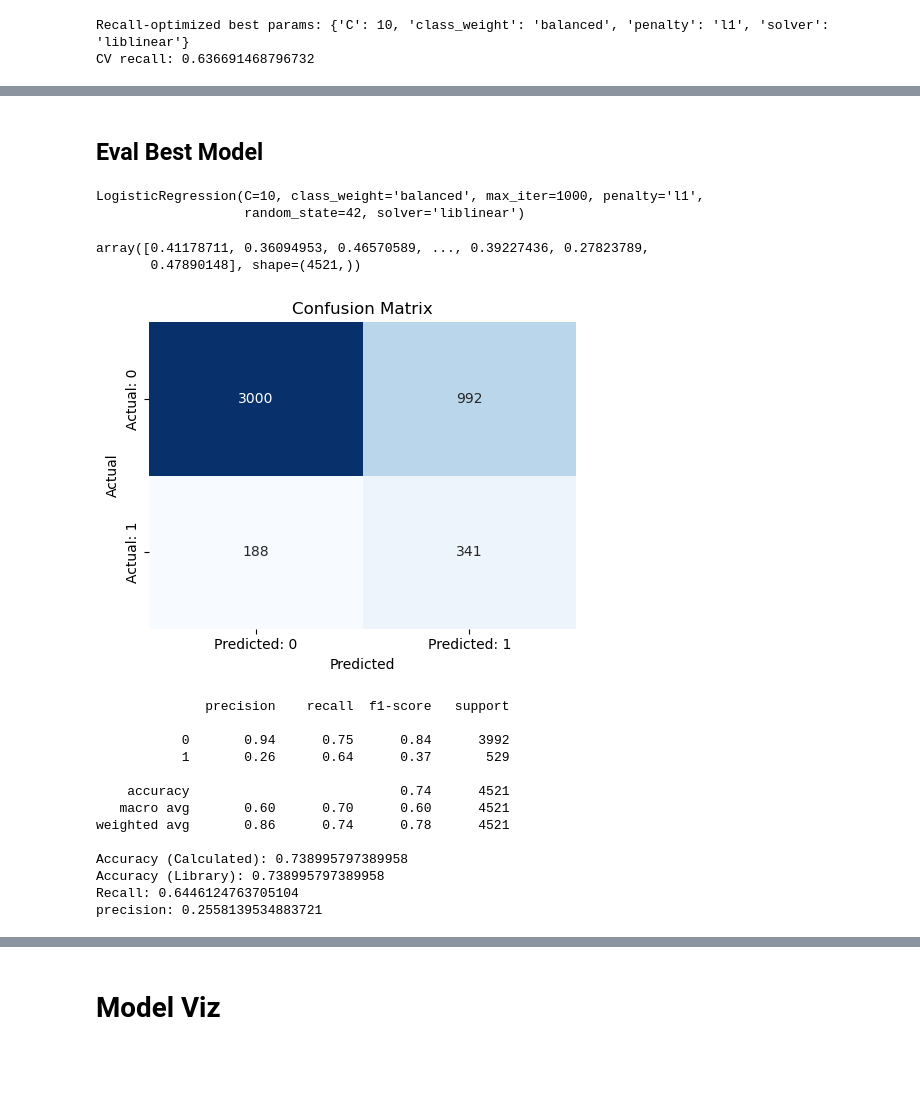
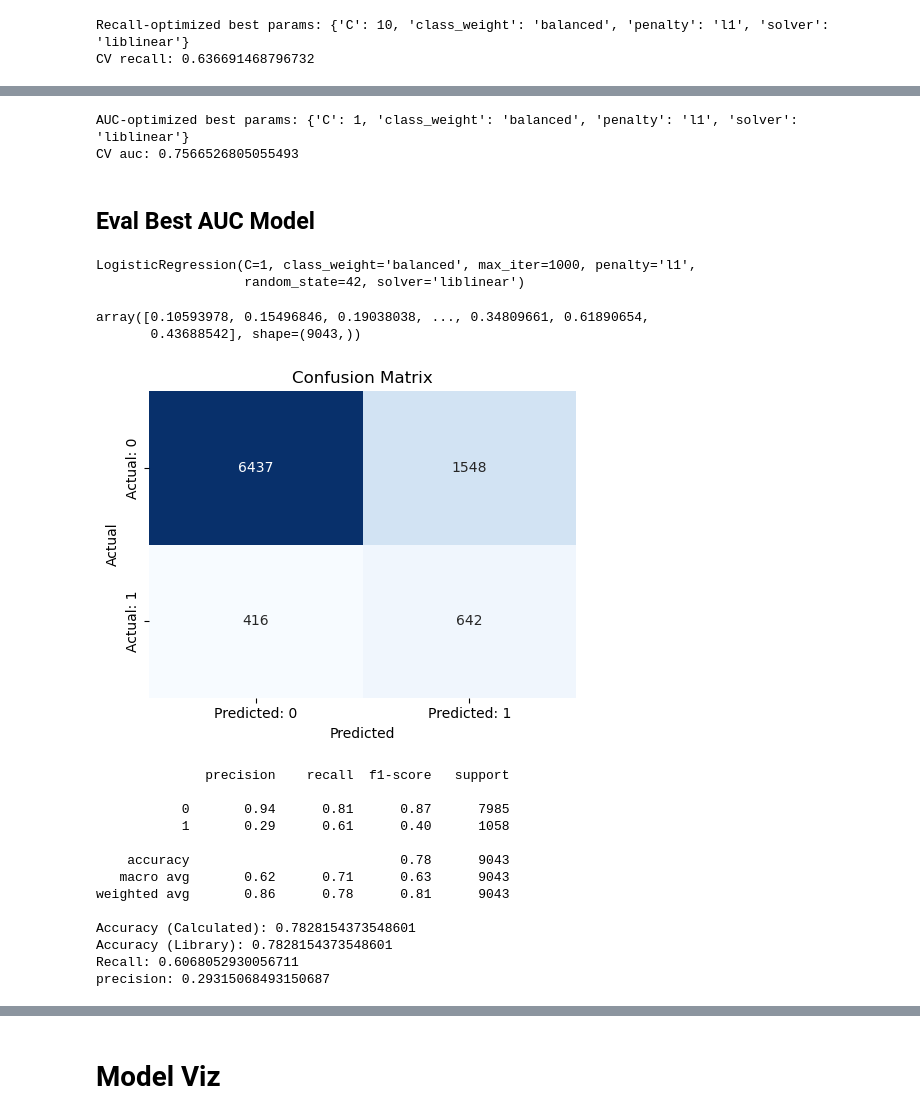
Before and after one commit to jmanwillz/ACML-Project, a Jupyter notebook: logreg/logreg.ipynb, the cells around one changed output, grey strips where cells are left out. Saved outputs shown, nothing was run; the diff lists cells and outputs as text; code cells hidden in the pictures; blank space fills up the shorter version.

```diff
--- a/logreg/logreg.ipynb
+++ b/logreg/logreg.ipynb
@@ -358,13 +124,0 @@ Negative Percentage: 88.3%
-# %%
-# 2. From the remaining 80%, split 12.5% (0.125) → 10% of overall for validation
-X_train, X_val, y_train, y_val = train_test_split(
-    X_train_val, y_train_val,
-    test_size=0.125,   # 0.125 * 0.80 = 0.10 overall
-    stratify=y_train_val,
-    random_state=42
-)
-
-# 3. Verify the splits
-print(f"Train set:      {X_train.shape}, {y_train.shape}")
-print(f"Validation set: {X_val.shape},   {y_val.shape}")
-print(f"Test set:       {X_test.shape},  {y_test.shape}")
@@ -574,32 +324,46 @@ CV F1: 0.6495893060354012
+# %%
+# 3. Grid search optimizing for f1 score
+grid_auc = GridSearchCV(
+    LogisticRegression(max_iter=1000, random_state=42),
+    param_grid,
+    scoring='roc_auc',
+    cv=5
+)
+grid_auc.fit(X_train, y_train)
+print("AUC-optimized best params:", grid_auc.best_params_)
+print("CV auc:", grid_auc.best_score_)
+# %% [output]
+AUC-optimized best params: {'C': 1, 'class_weight': 'balanced', 'penalty': 'l1', 'solver': 'liblinear'}
+CV auc: 0.7566526805055493
 # %% [markdown]
-## Eval Best Model
+## Eval Best AUC Model
 # %%
-best_model = grid_f1.best_estimator_
+best_model = grid_auc.best_estimator_
 best_model
 # %% [output]
-LogisticRegression(C=10, class_weight='balanced', max_iter=1000, penalty='l1',
+LogisticRegression(C=1, class_weight='balanced', max_iter=1000, penalty='l1',
                    random_state=42, solver='liblinear')
 # %%
-y_pred = best_model.predict(X_val)
-y_prob = best_model.predict_proba(X_val)[:, 1]
+y_pred = best_model.predict(X_test)
+y_prob = best_model.predict_proba(X_test)[:, 1]
 y_prob
 # %% [output]
-array([0.41178711, 0.36094953, 0.46570589, ..., 0.39227436, 0.27823789,
-       0.47890148], shape=(4521,))
+array([0.10593978, 0.15496846, 0.19038038, ..., 0.34809661, 0.61890654,
+       0.43688542], shape=(9043,))
 # %%
-plot_confusion_matrix(y_pred, y_val)
+plot_confusion_matrix(y_pred, y_test)
 # %% [output]
-[figure, old version]
+[figure, new version]
               precision    recall  f1-score   support
 
-           0       0.94      0.75      0.84      3992
-           1       0.26      0.64      0.37       529
+           0       0.94      0.81      0.87      7985
+           1       0.29      0.61      0.40      1058
 
-    accuracy                           0.74      4521
-   macro avg       0.60      0.70      0.60      4521
-weighted avg       0.86      0.74      0.78      4521
+    accuracy                           0.78      9043
+   macro avg       0.62      0.71      0.63      9043
+weighted avg       0.86      0.78      0.81      9043
 
-Accuracy (Calculated): 0.738995797389958
-Accuracy (Library): 0.738995797389958
-Recall: 0.6446124763705104
-precision: 0.2558139534883721
+Accuracy (Calculated): 0.7828154373548601
+Accuracy (Library): 0.7828154373548601
+Recall: 0.6068052930056711
+precision: 0.29315068493150687
```
Also changed, not shown: parts of 47 cells of this notebook, 5 other files.
